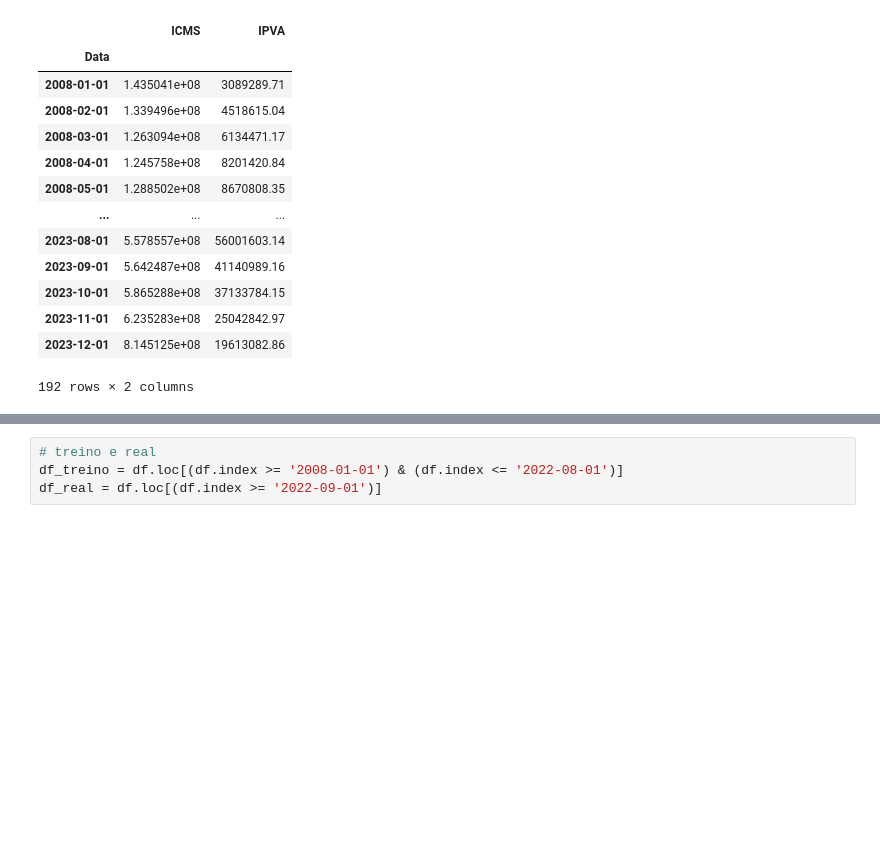
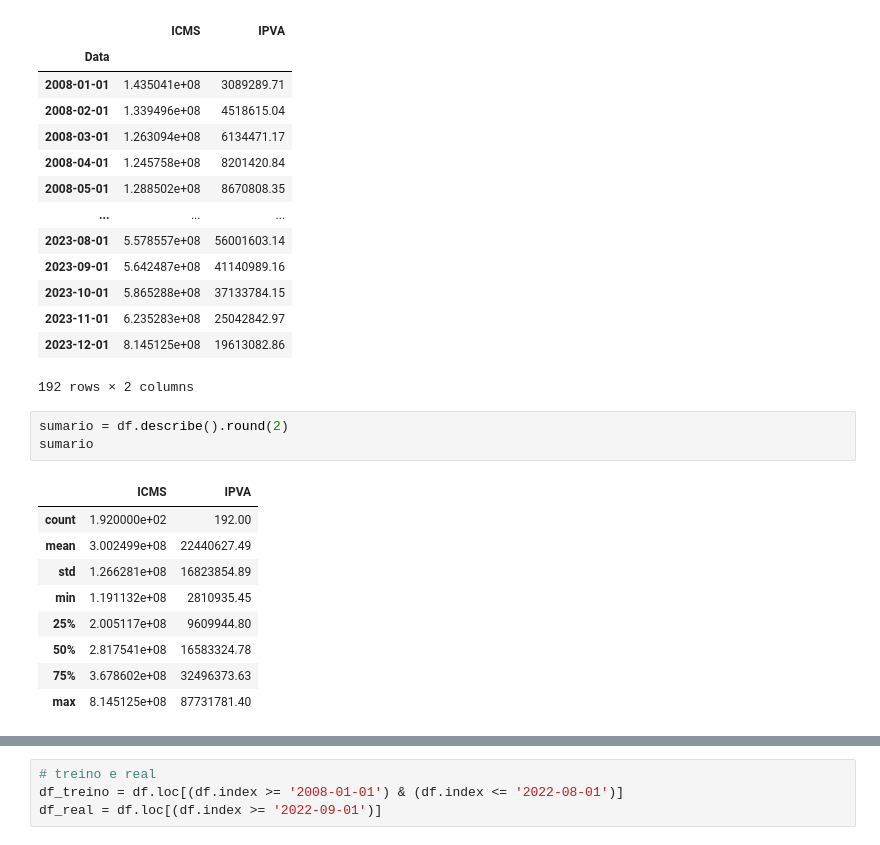
Before and after one commit to viniventur/previsao_artigo_HW_SARIMA, a Jupyter notebook: holt_winters_artigo_hw_sarima_anpec.ipynb, the cells around one changed output, grey strips where cells are left out. Drawn from its saved outputs; the diff is of its cells as text; blank space fills up the shorter version.

```diff
--- a/holt_winters_artigo_hw_sarima_anpec.ipynb
+++ b/holt_winters_artigo_hw_sarima_anpec.ipynb
@@ -186,3 +185,16 @@ df
 | 2023-11-01 | 6.235283e+08 | 25042842.97 |
 | 2023-12-01 | 8.145125e+08 | 19613082.86 |
 192 rows × 2 columns
+# %%
+sumario = df.describe().round(2)
+sumario
+# %% [output]
+|  | ICMS | IPVA |
+| count | 1.920000e+02 | 192.00 |
+| mean | 3.002499e+08 | 22440627.49 |
+| std | 1.266281e+08 | 16823854.89 |
+| min | 1.191132e+08 | 2810935.45 |
+| 25% | 2.005117e+08 | 9609944.80 |
+| 50% | 2.817541e+08 | 16583324.78 |
+| 75% | 3.678602e+08 | 32496373.63 |
+| max | 8.145125e+08 | 87731781.40 |
```
Also changed, not shown: parts of 17 cells of this notebook.
